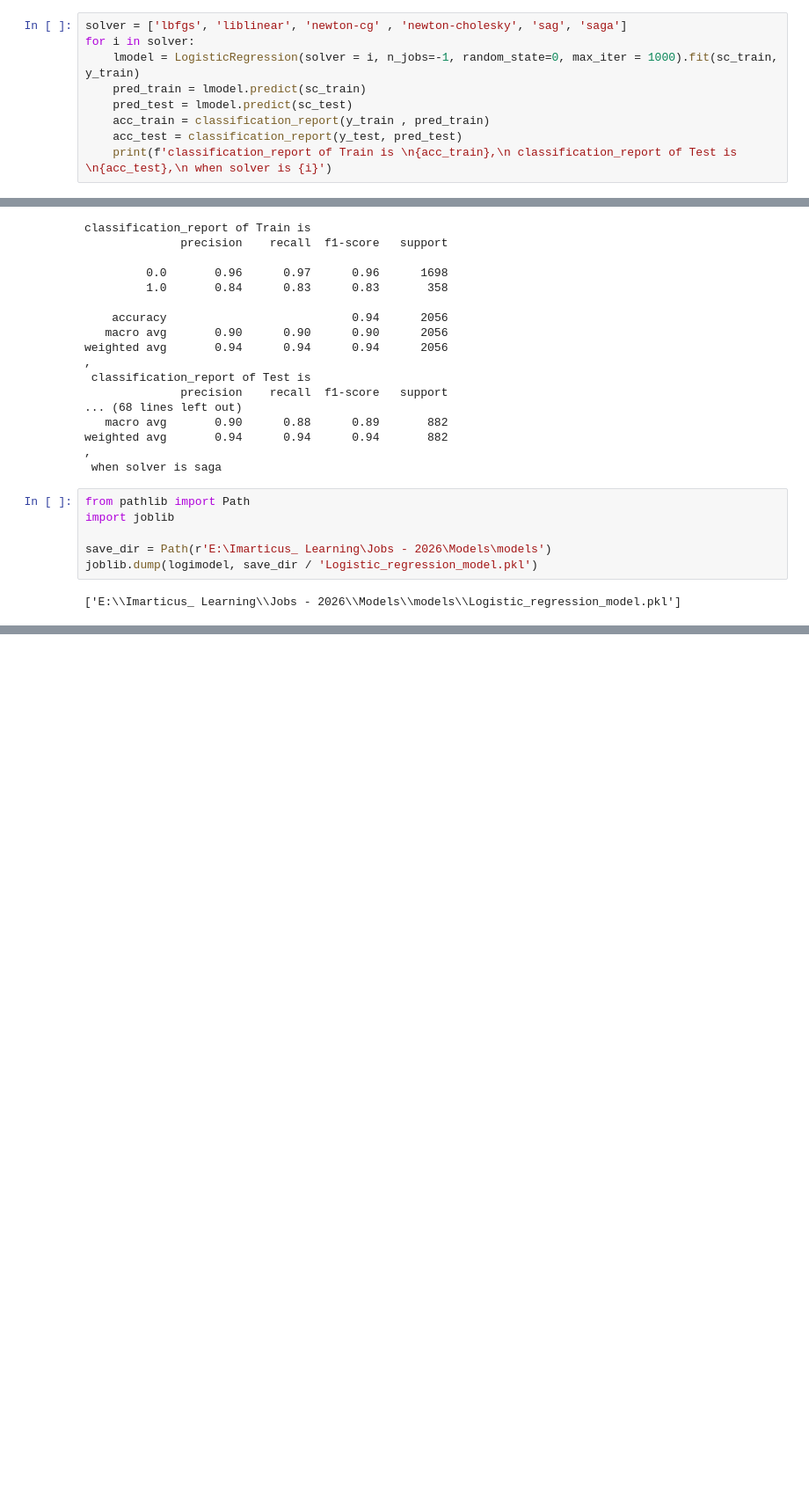
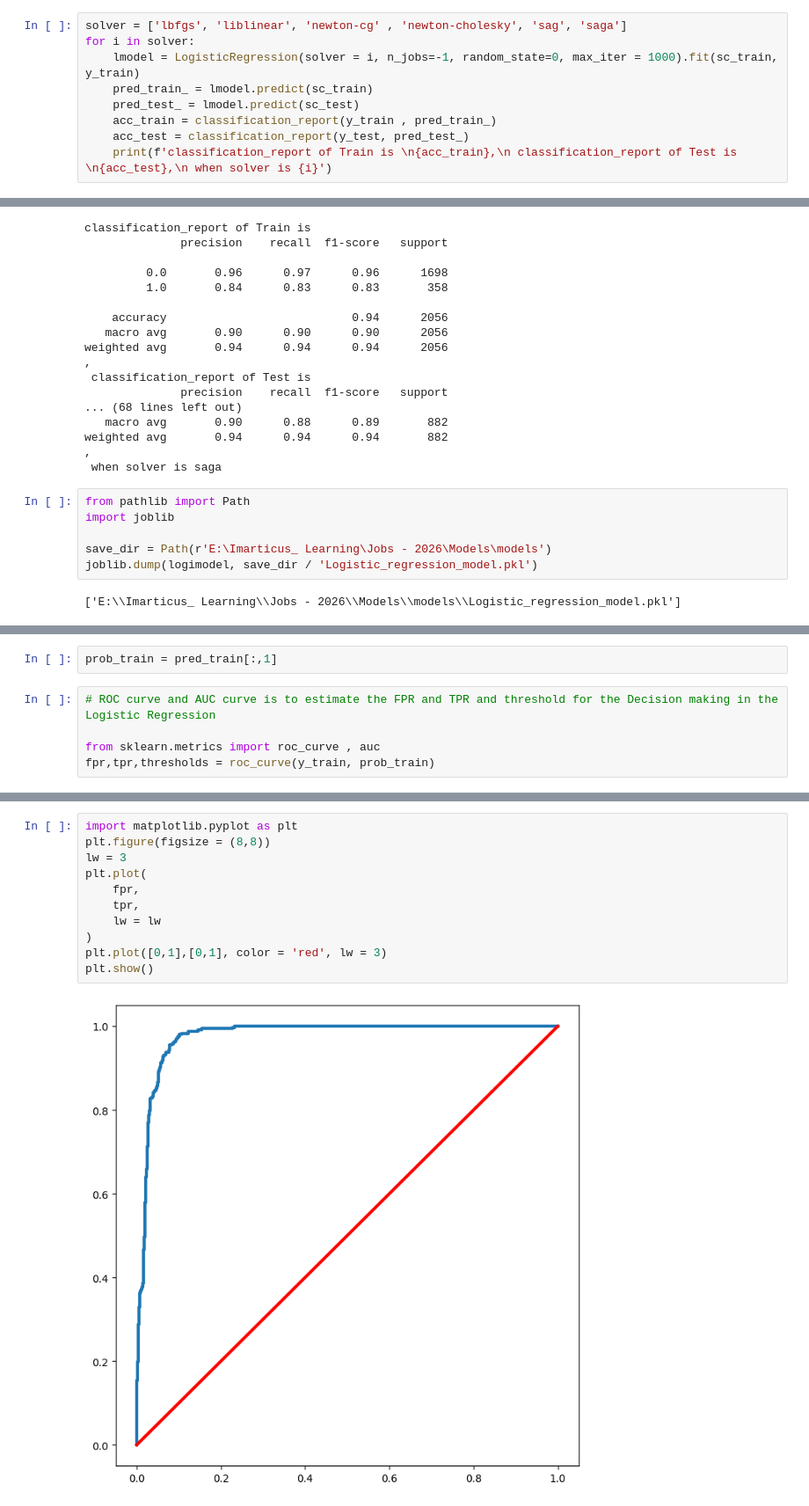
Before and after one commit to paulrichardjacob/Learning_Curve, a Jupyter notebook: notebooks/Logistic_Regression.ipynb, the cells around one changed output, grey strips where cells are left out. Shown at 88% size. Drawn from its saved outputs; the diff is of its cells as text; blank space fills up the shorter version.

```diff
--- a/notebooks/Logistic_Regression.ipynb
+++ b/notebooks/Logistic_Regression.ipynb
@@ -171,10 +175,10 @@ weighted avg       0.93      0.94      0.93       882
 solver = ['lbfgs', 'liblinear', 'newton-cg' , 'newton-cholesky', 'sag', 'saga']
 for i in solver:
     lmodel = LogisticRegression(solver = i, n_jobs=-1, random_state=0, max_iter = 1000).fit(sc_train, y_train)
-    pred_train = lmodel.predict(sc_train)
-    pred_test = lmodel.predict(sc_test)
-    acc_train = classification_report(y_train , pred_train)
-    acc_test = classification_report(y_test, pred_test)
+    pred_train_ = lmodel.predict(sc_train)
+    pred_test_ = lmodel.predict(sc_test)
+    acc_train = classification_report(y_train , pred_train_)
+    acc_test = classification_report(y_test, pred_test_)
     print(f'classification_report of Train is \n{acc_train},\n classification_report of Test is \n{acc_test},\n when solver is {i}')
 # %% [output]
 classification_report of Train is
@@ -221,0 +254,7 @@ joblib.dump(logimodel, save_dir / 'Logistic_regression_model.pkl')
+# %%
+prob_train = pred_train[:,1]
+# %%
+# ROC curve and AUC curve is to estimate the FPR and TPR and threshold for the Decision making in the Logistic Regression
+
+from sklearn.metrics import roc_curve , auc
+fpr,tpr,thresholds = roc_curve(y_train, prob_train)
@@ -221,0 +265,13 @@ joblib.dump(logimodel, save_dir / 'Logistic_regression_model.pkl')
+# %%
+import matplotlib.pyplot as plt
+plt.figure(figsize = (8,8))
+lw = 3
+plt.plot(
+    fpr,
+    tpr,
+    lw = lw
+)
+plt.plot([0,1],[0,1], color = 'red', lw = 3)
+plt.show()
+# %% [output]
+[figure, added]
```
Also changed, not shown: parts of 16 cells of this notebook, 22 other files.
